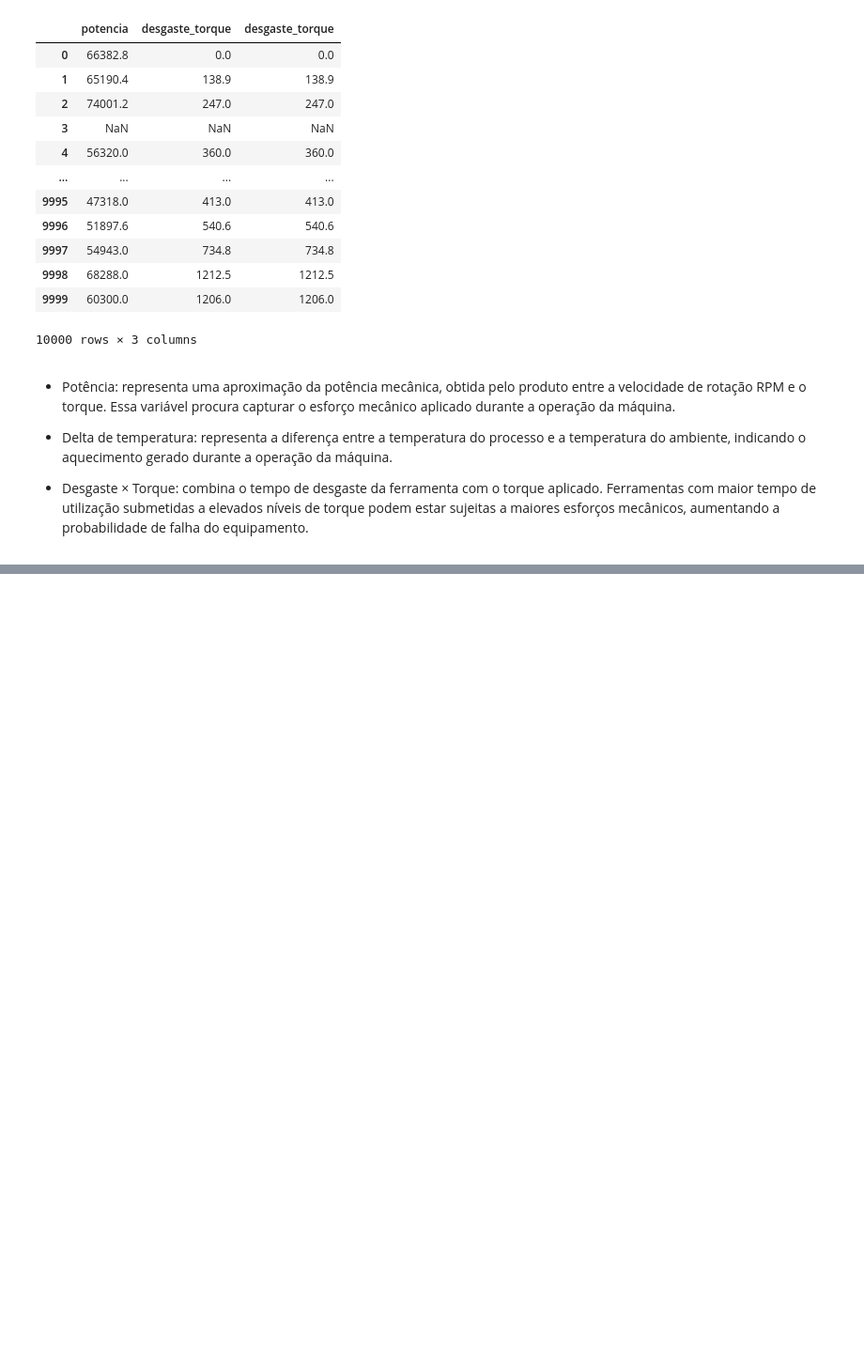
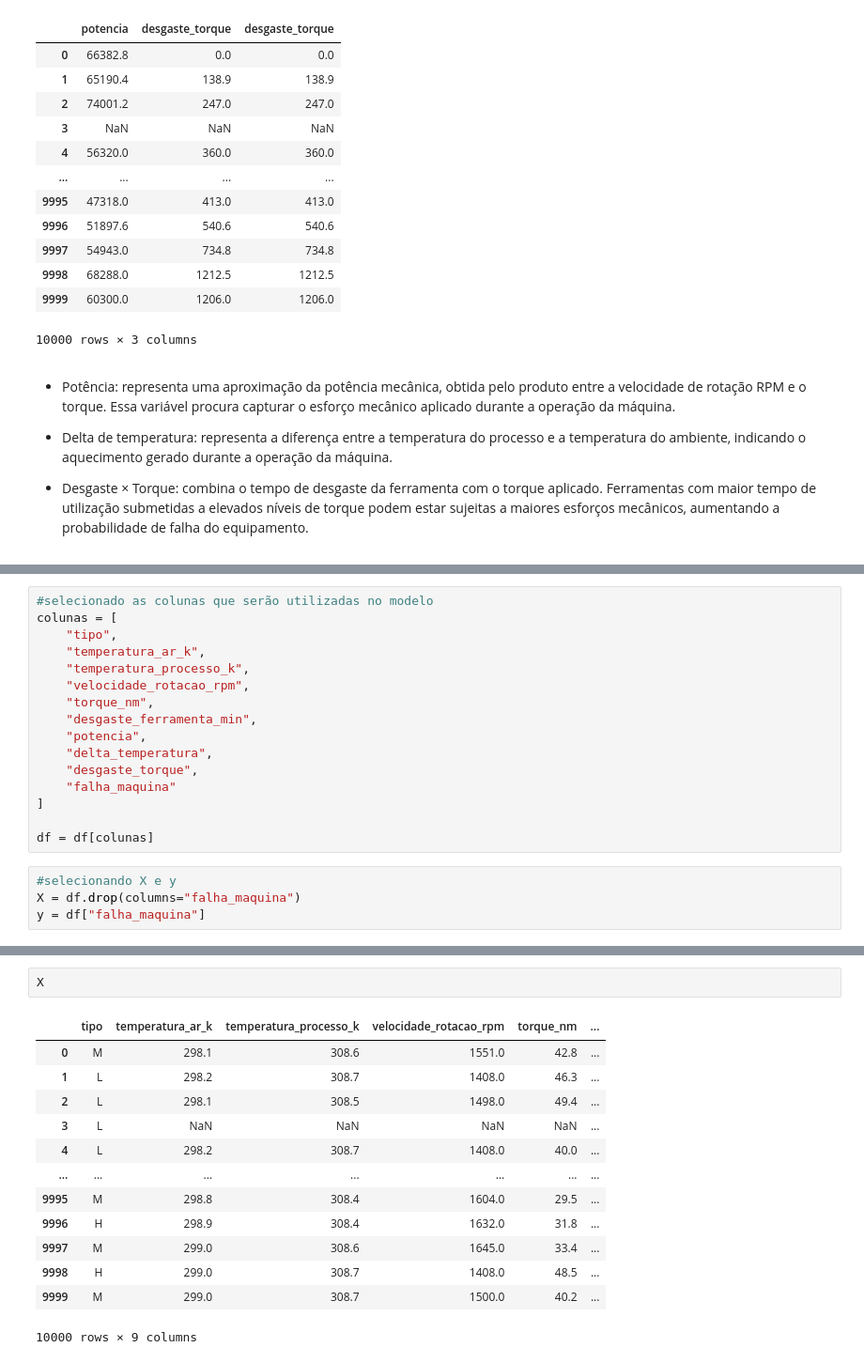
Before and after one commit to leonbenenati/projeto_avaliativo_modulo_1, a Jupyter notebook: Projeto_Avaliativo_Módulo_1.ipynb, the cells around one changed output, grey strips where cells are left out. Shown at 94% size. Cells and saved outputs as stored; diff of their text form; blank space fills up the shorter version.

Commit message:
implementa Divisão, prepração das colunas e  Balanceamento dos Dados

```diff
--- a/Projeto_Avaliativo_Módulo_1.ipynb
+++ b/Projeto_Avaliativo_Módulo_1.ipynb
@@ -361,0 +368,20 @@ df[["potencia", "desgaste_torque", "desgaste_torque"]]
+# %%
+#selecionado as colunas que serão utilizadas no modelo
+colunas = [
+    "tipo",
+    "temperatura_ar_k",
+    "temperatura_processo_k",
+    "velocidade_rotacao_rpm",
+    "torque_nm",
+    "desgaste_ferramenta_min",
+    "potencia",
+    "delta_temperatura",
+    "desgaste_torque",
+    "falha_maquina"
+]
+
+df = df[colunas]
+# %%
+#selecionando X e y
+X = df.drop(columns="falha_maquina")
+y = df["falha_maquina"]
@@ -361,0 +405,16 @@ df[["potencia", "desgaste_torque", "desgaste_torque"]]
+# %%
+X
+# %% [output]
+|  | tipo | temperatura_ar_k | temperatura_processo_k | velocidade_rotacao_rpm | torque_nm | ... |
+| 0 | M | 298.1 | 308.6 | 1551.0 | 42.8 | ... |
+| 1 | L | 298.2 | 308.7 | 1408.0 | 46.3 | ... |
+| 2 | L | 298.1 | 308.5 | 1498.0 | 49.4 | ... |
+| 3 | L | NaN | NaN | NaN | NaN | ... |
+| 4 | L | 298.2 | 308.7 | 1408.0 | 40.0 | ... |
+| ... | ... | ... | ... | ... | ... | ... |
+| 9995 | M | 298.8 | 308.4 | 1604.0 | 29.5 | ... |
+| 9996 | H | 298.9 | 308.4 | 1632.0 | 31.8 | ... |
+| 9997 | M | 299.0 | 308.6 | 1645.0 | 33.4 | ... |
+| 9998 | H | 299.0 | 308.7 | 1408.0 | 48.5 | ... |
+| 9999 | M | 299.0 | 308.7 | 1500.0 | 40.2 | ... |
+10000 rows × 9 columns
```
Also changed, not shown: parts of 23 cells of this notebook.
